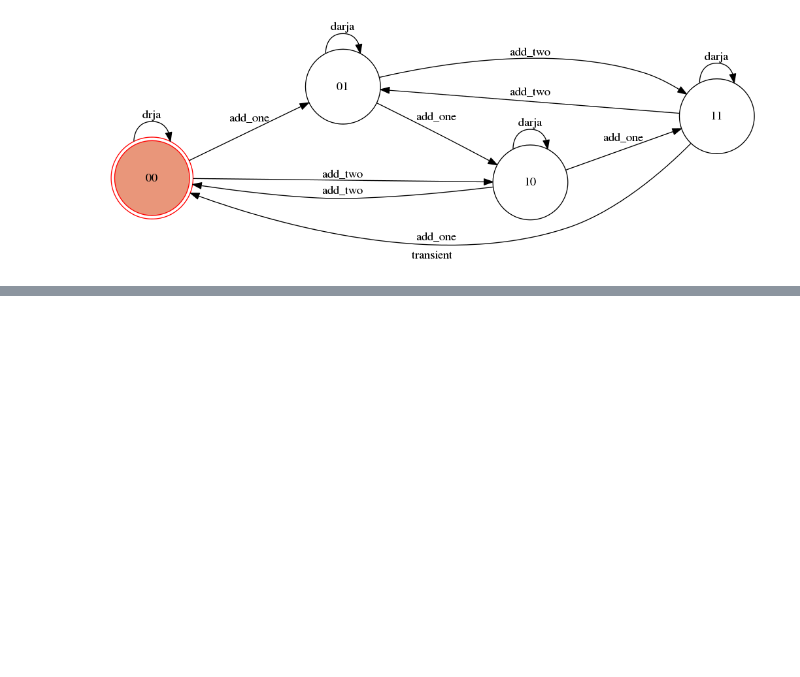
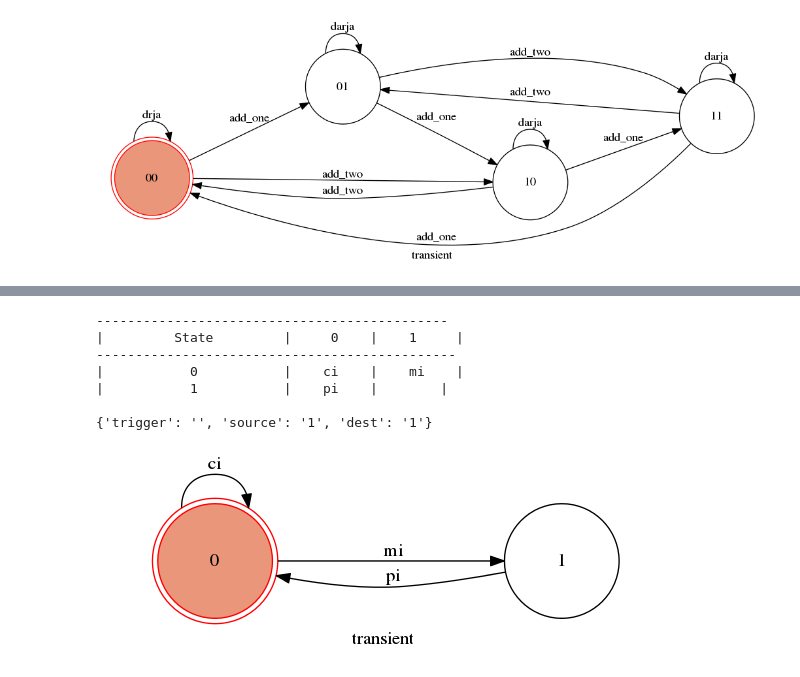
Before and after one commit to MohammadForouhesh/FSM, a Jupyter notebook: report_and_test.ipynb, the cells around one changed output, grey strips where cells are left out. Cells and saved outputs as stored; diff of their text form; code cells hidden in the pictures; blank space fills up the shorter version.

```diff
--- a/report_and_test.ipynb
+++ b/report_and_test.ipynb
@@ -93,31 +117,44 @@ r4 = input()
 # %%
 
 
 string = '---------------------------------------------\n'+\
         '|         State         |     0    |    1     |\n'+\
         '----------------------------------------------\n'+\
-        '|           0           |    {}     |    {}     |\n'.format(r1, r2)+\
-        '|           1           |    {}     |    {}      |\n'.format(r3, r4)
+        '|           0           |    {}    |    {}    |\n'.format(r1, r2)+\
+        '|           1           |    {}    |    {}    |\n'.format(r3, r4)
 
 print(string)
 
 states=['0', '1']
 
 transitions = [
     {'trigger': r1, 'source': '0', 'dest': '0'},
     {'trigger': r2, 'source': '0', 'dest': '1'},
     {'trigger': r3, 'source': '1', 'dest': '0'},
     {'trigger': r4, 'source': '1', 'dest': '1'},
 ]
 
 for el in transitions:
     if el['trigger'] is "":
         print(el)
         transitions.remove(el)
 
 model = Matter()
 machine = GraphMachine(model=model,
                        states=states,
                        transitions=transitions,
+                       auto_transitions=False,
                        initial='0',
-                       title="transient")
+                       title="transient",
+                       show_conditions=True)
+
+model.show_graph()
+# %% [output]
+---------------------------------------------
+|         State         |     0    |    1     |
+----------------------------------------------
+|           0           |    ci    |    mi    |
+|           1           |    pi    |        |
+
+{'trigger': '', 'source': '1', 'dest': '1'}
+[figure, added]
```
Also changed, not shown: parts of 9 cells of this notebook, 9 other files.
